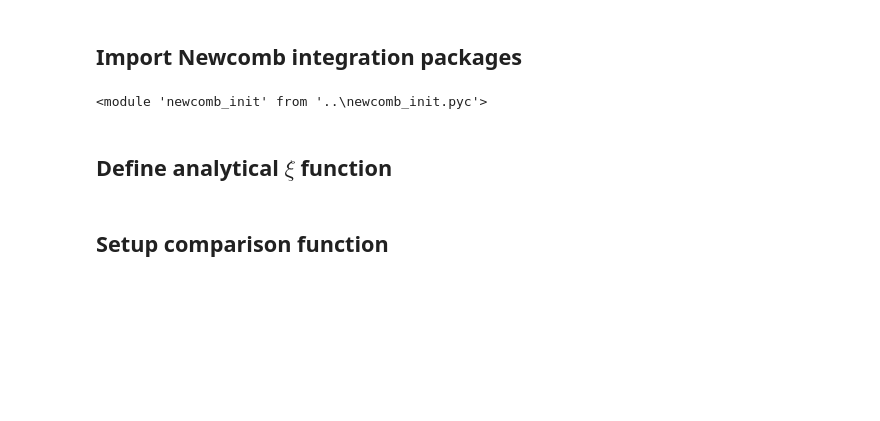
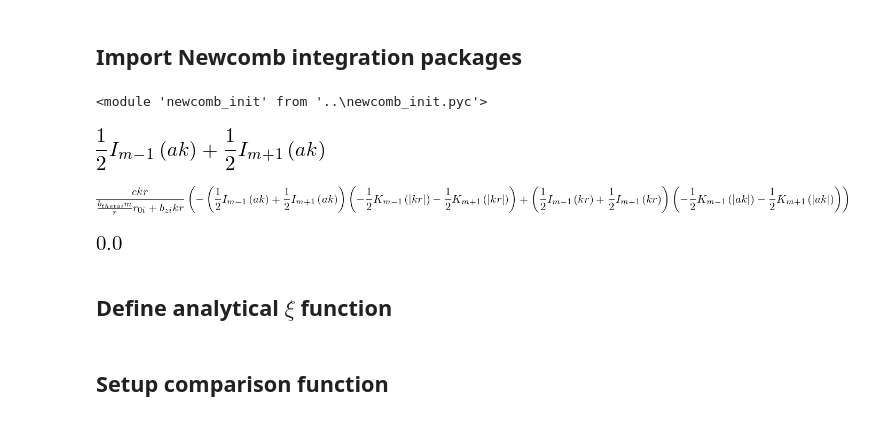
Before and after one commit to jensv/fluxtubestability, a Jupyter notebook: ipython_notebooks/constant_pressure_newcomb_bessel.ipynb, the cells around one changed output. Cells and saved outputs as stored; diff of their text form; code cells hidden in the pictures; blank space fills up the shorter version.

```diff
--- a/ipython_notebooks/constant_pressure_newcomb_bessel.ipynb
+++ b/ipython_notebooks/constant_pressure_newcomb_bessel.ipynb
@@ -53,0 +58,5 @@ reload(init)
+# %%
+c, k, r, b_zi, m, r_0i, b_thetai, x, a = sp.symbols('c k r b_zi m r_0i b_thetai x a')
+# %%
+def besseli_der(m, arg):
+   return sp.diff(sp.besseli(m, x), x).subs(x, arg)
@@ -53,0 +66,8 @@ reload(init)
+# %%
+besseli_der(m, k*a)
+# %% [output]
+[figure, added]
+# %%
+c*k*r/(k*r*b_zi + m*r_0i/r*b_thetai)*(besseli_der(m, k*r)*besselk_der(m, np.abs(k*a)) - besselk_der(m, np.abs(k*r))*besseli_der(m, k*a))
+# %% [output]
+[figure, added]
@@ -53,0 +77,4 @@ reload(init)
+# %%
+float(derivative(1, 1, 1, 10, 1, 1, 1, 1))
+# %% [output]
+[figure, added]
```
Also changed, not shown: parts of 8 cells of this notebook.
